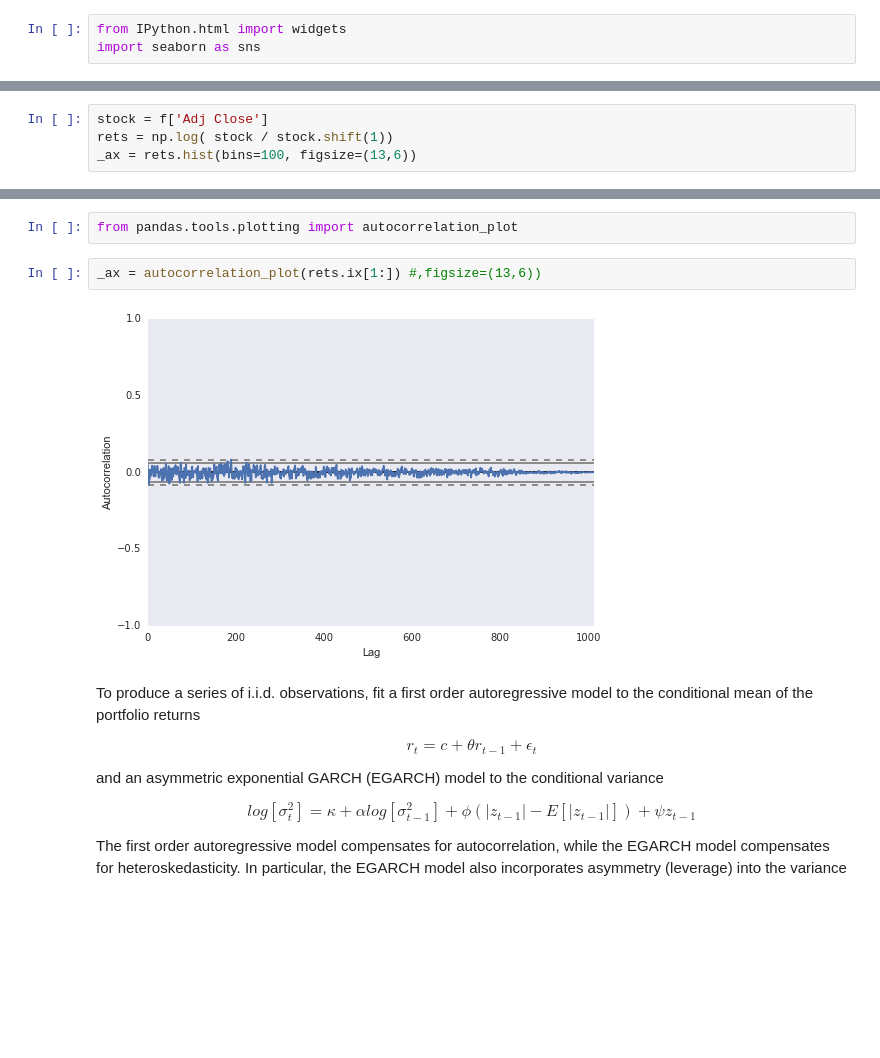
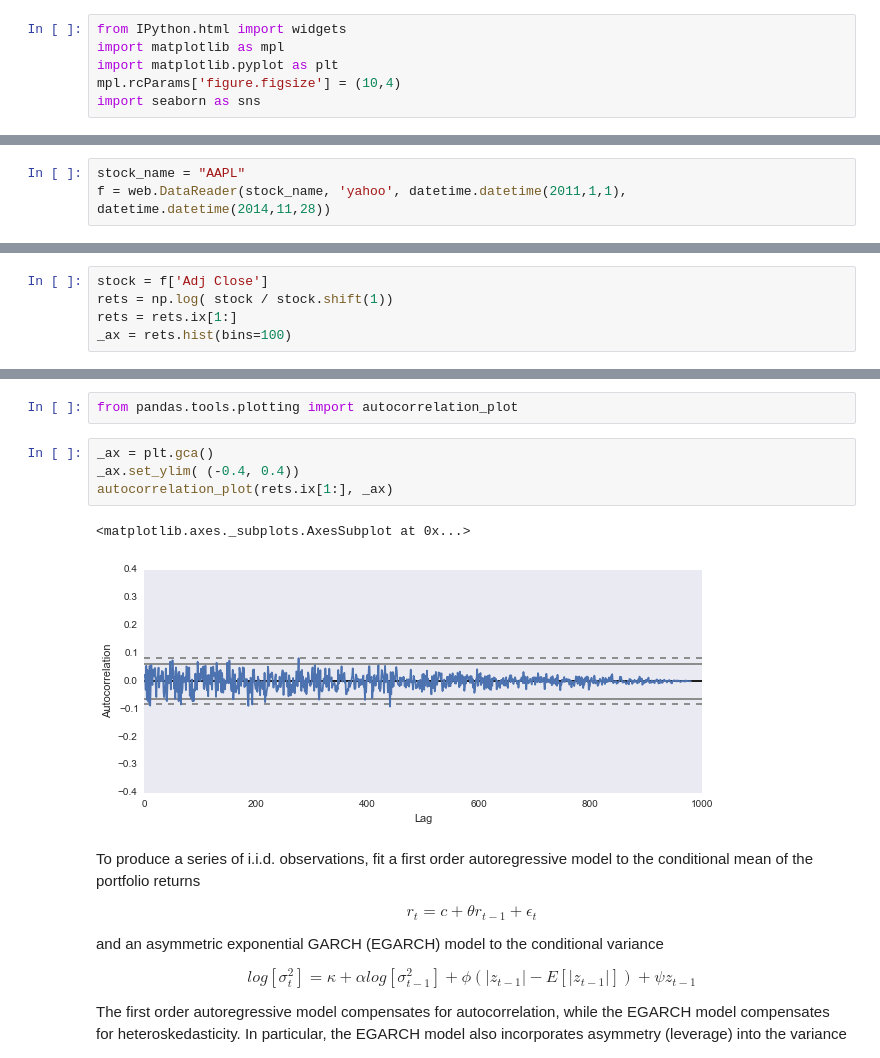
Before and after one commit to mvaz/financial-notebooks, a Jupyter notebook: Value at Risk.ipynb, the cells around one changed output, grey strips where cells are left out. Cells and saved outputs as stored; diff of their text form; blank space fills up the shorter version.

```diff
--- a/Value at Risk.ipynb
+++ b/Value at Risk.ipynb
@@ -29,4 +37,7 @@ f = web.DataReader("DBK.DE", 'yahoo', datetime.datetime(2011,1,1), datetime.date
 %matplotlib inline
 # %%
 from IPython.html import widgets
+import matplotlib as mpl
+import matplotlib.pyplot as plt
+mpl.rcParams['figure.figsize'] = (10,4)
 import seaborn as sns
@@ -33 +46,4 @@ import seaborn as sns
+# %%
+stock_name = "AAPL"
+f = web.DataReader(stock_name, 'yahoo', datetime.datetime(2011,1,1), datetime.datetime(2014,11,28))
 # %%
@@ -37,5 +55,6 @@ ax = f['Adj Close'].plot(figsize=(10,4))
 # %%
 stock = f['Adj Close']
 rets = np.log( stock / stock.shift(1))
-_ax = rets.hist(bins=100, figsize=(13,6))
+rets = rets.ix[1:]
+_ax = rets.hist(bins=100)
 # %% [output]
@@ -55,9 +74,12 @@ For example, the sample autocorrelation function (ACF) of the portfolio returns
 # %%
 from pandas.tools.plotting import autocorrelation_plot
 # %%
-_ax = autocorrelation_plot(rets.ix[1:]) #,figsize=(13,6))
+_ax = plt.gca()
+_ax.set_ylim( (-0.4, 0.4))
+autocorrelation_plot(rets.ix[1:], _ax)
 # %% [output]
+<matplotlib.axes._subplots.AxesSubplot at 0x...>
-[figure, old version]
+[figure, new version]
 # %% [markdown]
 To produce a series of i.i.d. observations, fit a first order autoregressive model to the conditional mean of the portfolio returns
 
```
Also changed, not shown: parts of 21 cells of this notebook.
